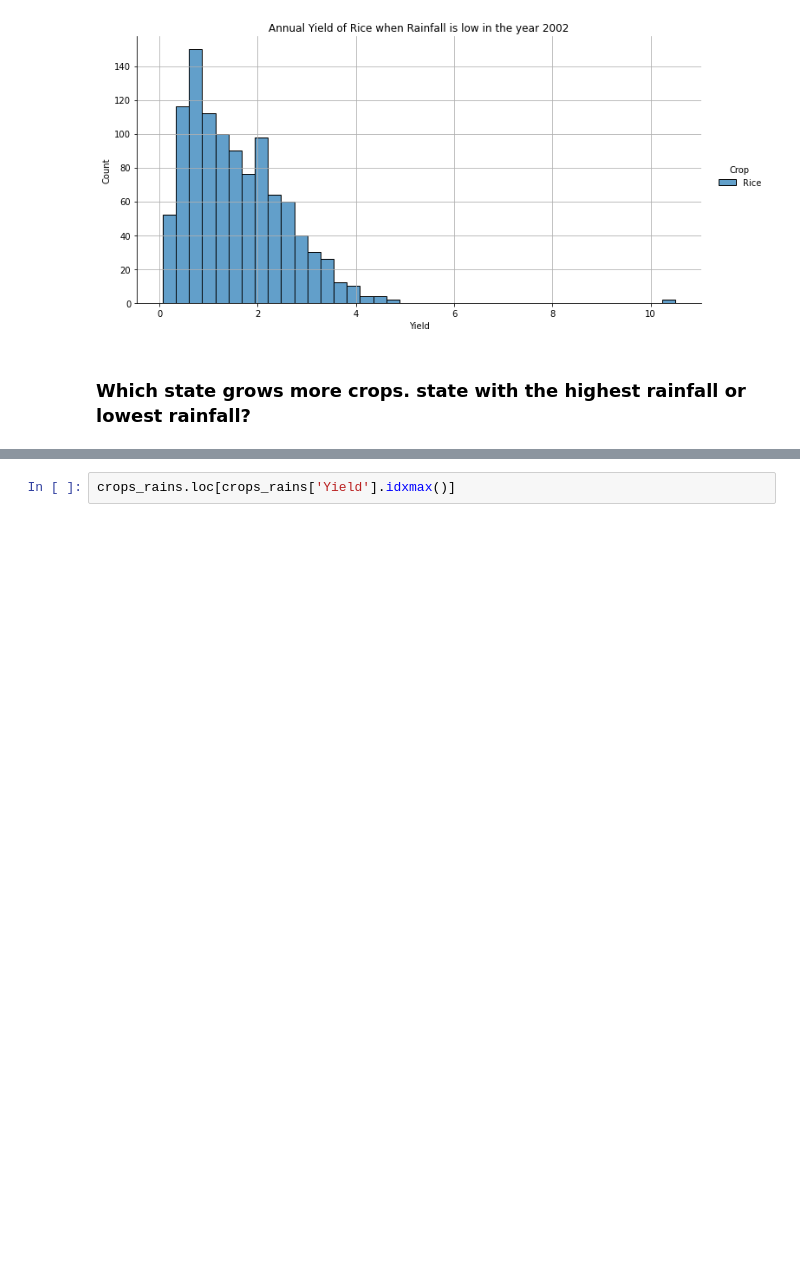
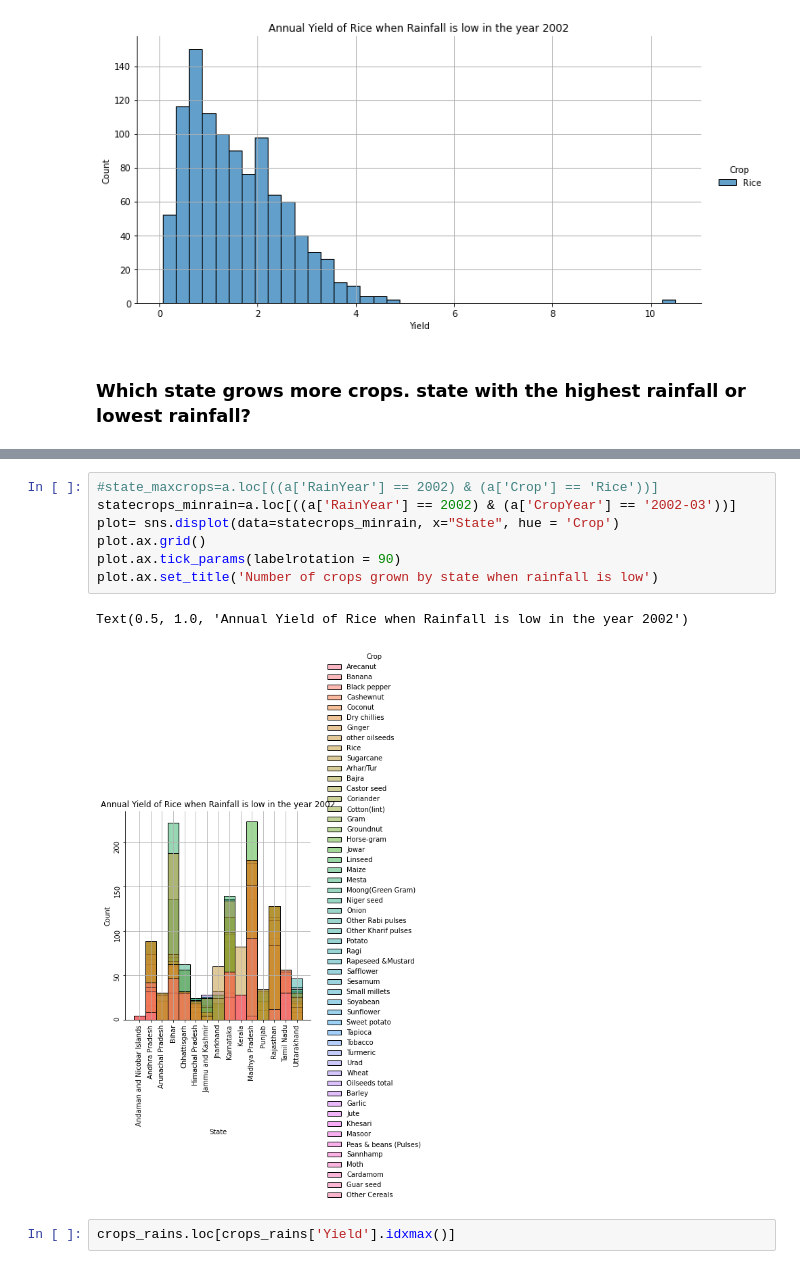
Before and after one commit to PoojaLaveti/Data601, a Jupyter notebook: FinalProject/FinalProject.ipynb, the cells around one changed output, grey strips where cells are left out. Cells and saved outputs as stored; diff of their text form; blank space fills up the shorter version.

```diff
--- a/FinalProject/FinalProject.ipynb
+++ b/FinalProject/FinalProject.ipynb
@@ -321,3 +289,13 @@ plot
+# %%
+#state_maxcrops=a.loc[((a['RainYear'] == 2002) & (a['Crop'] == 'Rice'))]
+statecrops_minrain=a.loc[((a['RainYear'] == 2002) & (a['CropYear'] == '2002-03'))]
+plot= sns.displot(data=statecrops_minrain, x="State", hue = 'Crop')
+plot.ax.grid()
+plot.ax.tick_params(labelrotation = 90)
+plot.ax.set_title('Number of crops grown by state when rainfall is low')
+# %% [output]
+Text(0.5, 1.0, 'Annual Yield of Rice when Rainfall is low in the year 2002')
+[figure, added]
 # %%
 crops_rains.loc[crops_rains['Yield'].idxmax()]
 # %% [output]
```
Also changed, not shown: parts of 17 cells of this notebook.
